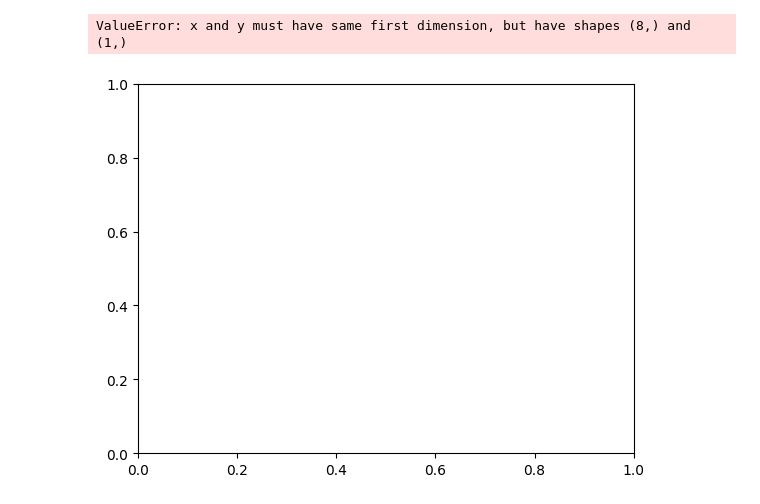
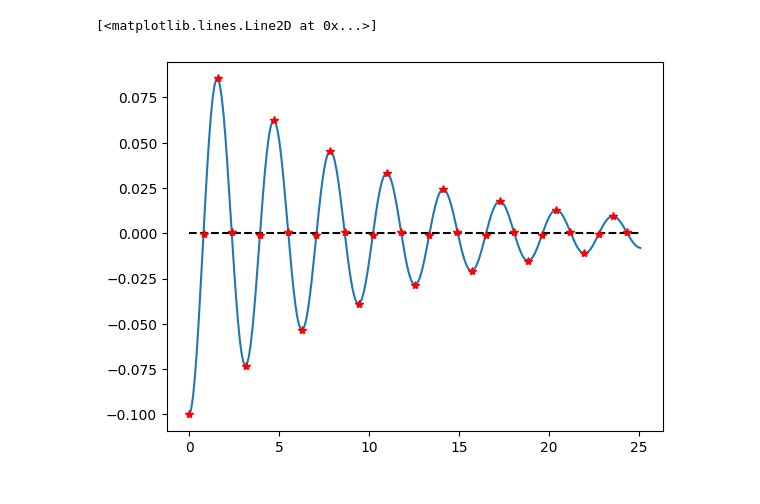
Before and after one commit to shergarx/Practica_1_Difs, a Jupyter notebook: Practica1.ipynb, the cells around one changed output. Cells and saved outputs as stored; diff of their text form; code cells hidden in the pictures.

```diff
--- a/Practica1.ipynb
+++ b/Practica1.ipynb
@@ -16,9 +19,13 @@ plt.plot(u,a)
-# %%
-x = sympy.Symbol('x')
-t = sympy.Symbol('t')
-dif1 = 0.5 * x.diff(t,2) + 2*x # NUEVO
-ej = np.arange(0,2*np.pi, np.pi/4)
-plt.plot(ej,dif1)
-# %% [output]
-ValueError: x and y must have same first dimension, but have shapes (8,) and (1,)
-[figure, removed]
+# %%
+t2 = np.arange(0,8*np.pi, 0.1)
+pts2 = np.arange(0,8*np.pi,np.pi/4)
+dif2 = -0.1 * np.exp(-0.1*t2) * np.cos(np.sqrt(3.99)*t2)
+dif_pts = -0.1 * np.exp(-0.1*pts2) * np.cos(np.sqrt(3.99)*pts2)
+ceros2 = np.zeros(np.size(t2))
+
+plt.plot(t2,dif2)
+plt.plot(t2,ceros2,"--k")
+plt.plot(pts2,dif_pts,"*r")
+# %% [output]
+[<matplotlib.lines.Line2D at 0x...>]
+[figure, added]
```
Also changed, not shown: parts of 2 cells of this notebook.
